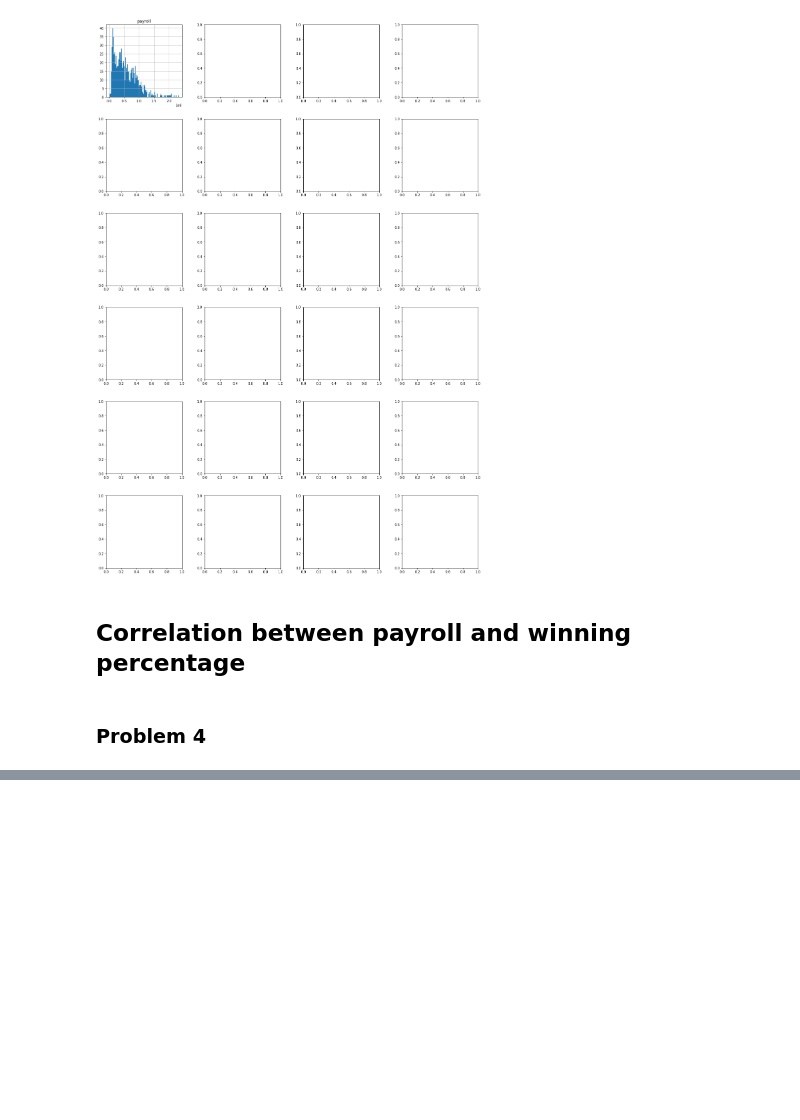
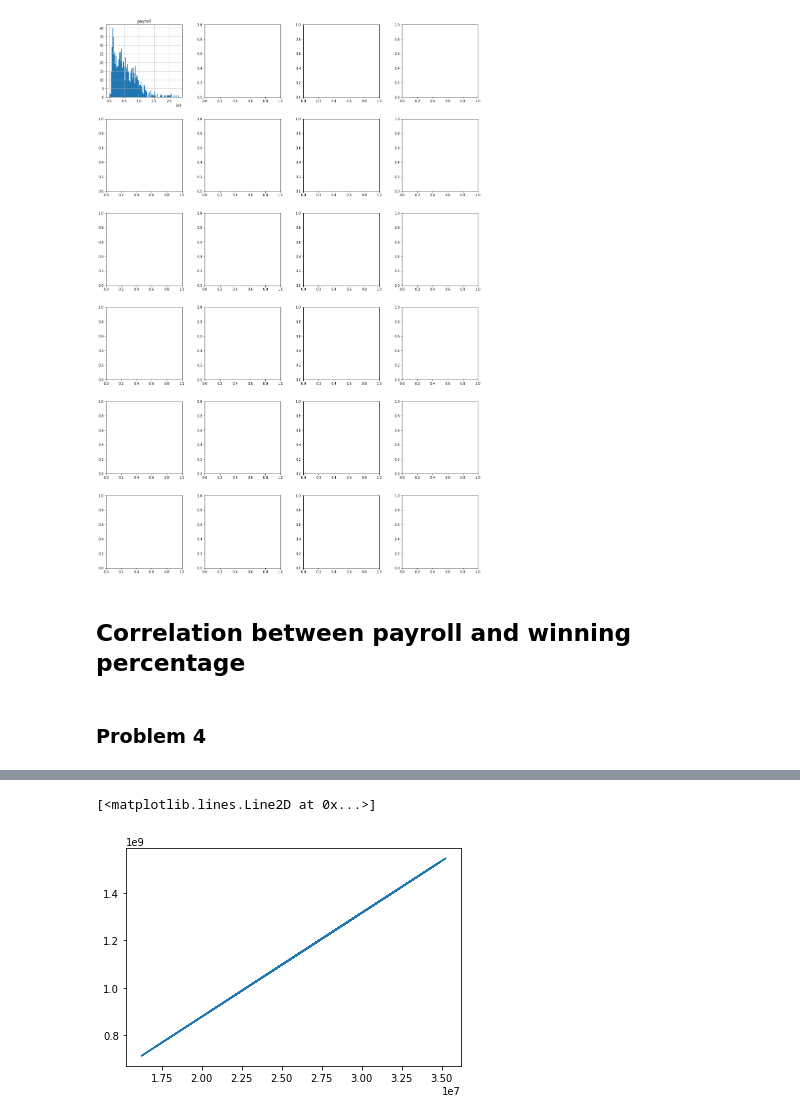
Before and after one commit to jpdevito/cmsc320, a Jupyter notebook: Project 2.ipynb, the cells around one changed output, grey strips where cells are left out. Cells and saved outputs as stored; diff of their text form; code cells hidden in the pictures; blank space fills up the shorter version.

```diff
--- a/Project 2.ipynb
+++ b/Project 2.ipynb
@@ -190,0 +145,8 @@ means.loc["E"].plot.scatter(x="payroll", y="winPercent", ax=axes[1][1], title="W
+# %%
+b, m = np.polyfit(means.loc["A"].reset_index().payroll, means.loc["A"].reset_index().winPercent, 1)
+#fun = np.poly1d(fit)
+
+plt.plot(means.loc["A"].reset_index().payroll, b + m * means.loc["A"].reset_index().payroll, '-')
+# %% [output]
+[<matplotlib.lines.Line2D at 0x...>]
+[figure, added]
```
Also changed, not shown: parts of 14 cells of this notebook.
